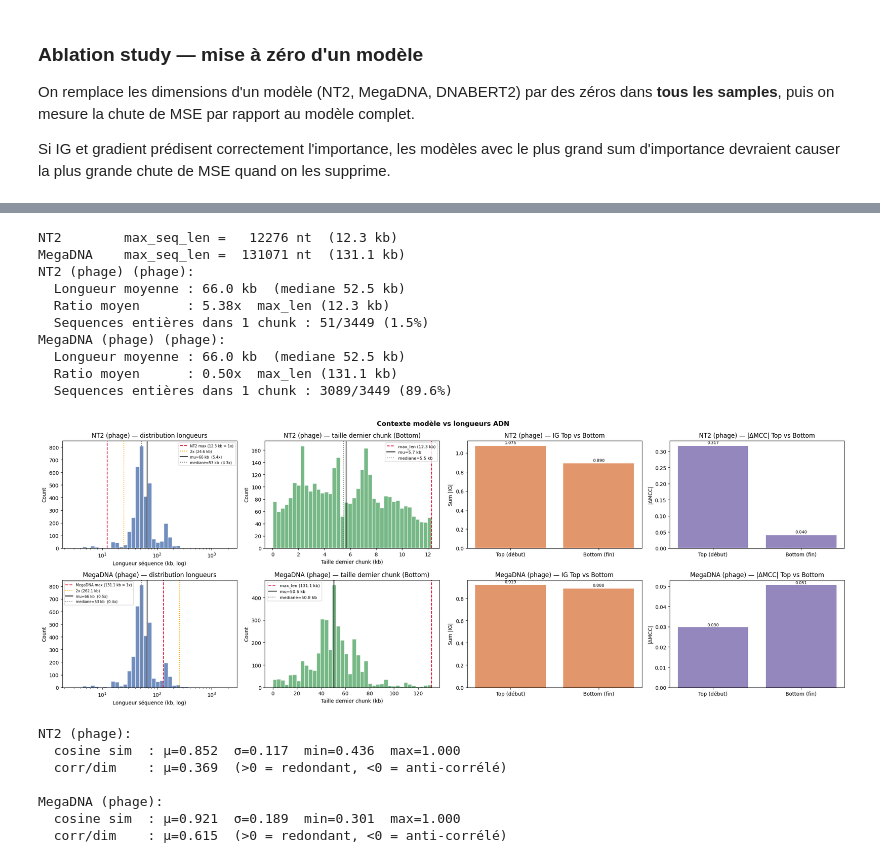
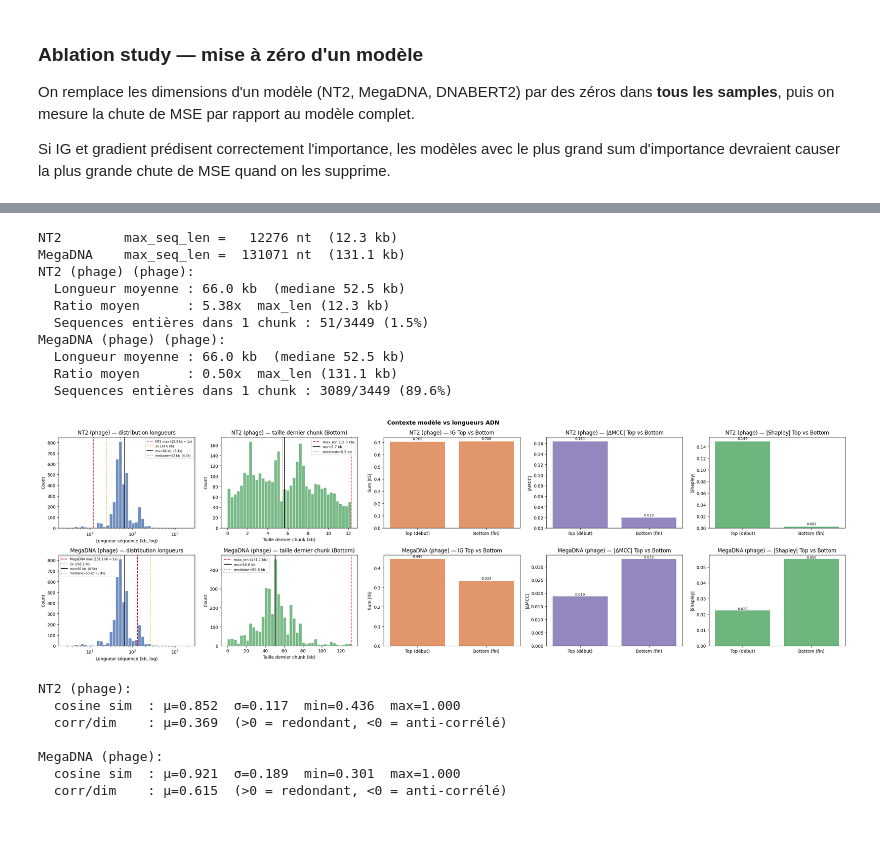
Before and after one commit to nathan-heig/FoundedPBI-code, a Jupyter notebook: analysis/model_importances_analysis.ipynb, the cells around one changed output, grey strips where cells are left out. Drawn from its saved outputs; the diff is of its cells as text; code cells hidden in the pictures; blank space fills up the shorter version.

```diff
--- a/analysis/model_importances_analysis.ipynb
+++ b/analysis/model_importances_analysis.ipynb
@@ -295,7 +295,7 @@ class ModelInfo:
         self.model = model
         self.slice = slice
         self.side = side
-        self.ablation: dict = {}
+        self.result: dict = {}
 
     @property
     def embedding_size(self) -> int:
@@ -338,7 +338,7 @@ class TopBottomModelInfo:
         stop   = parent.slice.stop
         self.slice = part.choose(slice(start, middle), slice(middle, stop))
 
-        self.ablation: dict = {}
+        self.result: dict = {}
 
     @classmethod
     def from_parent(cls, parent: 'ModelInfo'):
@@ -787,8 +824,13 @@ print(f'MCC baseline: {baseline_mcc:.4f}')
 
 for info_dict in [bact_info, phage_info, topbottom_bact_info, topbottom_phage_info]:
     for name, info in info_dict.items():
-        dp, dm, dmcc = get_metrics(dataset, swap_embeddings(dataset, [info]))
-        info.ablation = {'dprob': dp, 'dmse': dm, 'dmcc': dmcc}
-        print(f"{info.name()} — ΔMCC: {dmcc:+.4f}  ΔMSE: {dm:+.4f}")
+        dp, dm, dmcc = get_metrics(dataset, zero_embeddings(dataset, [info]))
+        dpS, dmS, dmccS = get_metrics(dataset, median_embeddings(dataset, [info]))
+        info.result['ablation'] = {
+            'zero': {'dprob': dp,  'dmse': dm,  'dmcc': dmcc},
+            'median': {'dprob': dpS, 'dmse': dmS, 'dmcc': dmccS},
+        }
+        print(f"{info.name()} zero   — ΔMCC: {dmcc:+.4f}  ΔMSE: {dm:+.4f}")
+        print(f"{info.name()} median — ΔMCC: {dmccS:+.4f}  ΔMSE: {dmS:+.4f}\n")
 # %% [output]
 MCC baseline: 0.5022
@@ -806,7 +854,7 @@ MegaDNA (phage) (bottom splitted) — ΔMCC: -0.0572  ΔMSE: +0.0061
 matrix_dmcc = np.zeros((len(bact_info), len(phage_info)))
 for i, b_info in enumerate(bact_info.values()):
     for j, p_info in enumerate(phage_info.values()):
-        mccs = [run_swap_embeddings(dataset, [b_info, p_info])]
+        mccs = [run_median_embeddings(dataset, [b_info, p_info])]
         matrix_dmcc[i, j] = np.mean(mccs) - baseline_mcc
 
 xlabels = [info.name() for info in phage_info.values()]
@@ -828,7 +876,7 @@ for ax, info_dict in zip(axes, base_infos):
     for i in range(n):
         for j in range(i, n):
             to_perturb = [infos[i]] if i == j else [infos[i], infos[j]]
-            results    = [run_swap_embeddings(dataset, to_perturb)]
+            results    = [run_median_embeddings(dataset, to_perturb)]
             matrix[i, j] = matrix[j, i] = np.mean(results) - baseline_mcc
     labels = [info.name() for info in infos]
     side_name = infos[0].side.name
@@ -1075,7 +1162,7 @@ enriched = {
 }
 
 # ── Plots ─────────────────────────────────────────────────────────────────────
-fig, axes = plt.subplots(len(tb_infos), 4, figsize=(22, 4 * len(tb_infos)))
+fig, axes = plt.subplots(len(tb_infos), 5, figsize=(26, 4 * len(tb_infos)))
 
 for row, info in enumerate(tb_infos):
     label      = info.name()
@@ -1122,41 +1209,51 @@ for row, info in enumerate(tb_infos):
     tb_bot = next((v for v in tb_dict.values()
                    if v.parent is info and v.part is TopBottomModelInfo.Part.bottom), None)
 
-    if tb_top and tb_bot and tb_top.ablation and tb_bot.ablation:
+    if tb_top and tb_bot and tb_top.result.get('ablation') and tb_bot.result.get('ablation'):
         xticks = ['Top (début)', 'Bottom (fin)']
 
         ax = axes[row, 2]
         ig_vals = [tb_top.slice_sides(mean_ig_bact, mean_ig_phage).sum(),
                    tb_bot.slice_sides(mean_ig_bact, mean_ig_phage).sum()]
         ax.bar([0, 1], ig_vals, color='#DD8452', alpha=0.85)
         ax.set_xticks([0, 1]); ax.set_xticklabels(xticks)
         ax.set_ylabel('Sum |IG|'); ax.set_title(f'{label} — IG Top vs Bottom')
         for xi, v in enumerate(ig_vals):
             ax.text(xi, v + ig_vals[0] * 0.02, f'{v:.3f}', ha='center', fontsize=8)
 
         ax = axes[row, 3]
-        dmcc_vals = [abs(tb_top.ablation['dmcc']), abs(tb_bot.ablation['dmcc'])]
+        dmcc_vals = [abs(tb_top.result['ablation']['median']['dmcc']), abs(tb_bot.result['ablation']['median']['dmcc'])]
         ax.bar([0, 1], dmcc_vals, color='#8172B2', alpha=0.85)
         ax.set_xticks([0, 1]); ax.set_xticklabels(xticks)
         ax.set_ylabel('|ΔMCC|'); ax.set_title(f'{label} — |ΔMCC| Top vs Bottom')
         for xi, v in enumerate(dmcc_vals):
             ax.text(xi, v + dmcc_vals[0] * 0.02, f'{v:.3f}', ha='center', fontsize=8)
 
+        ax = axes[row, 4]
+        sv_key  = 'Extended (avec Top/Bottom)'
+        sv_vals = [abs(tb_top.result['sv'].get(sv_key, 0.0)),
+                   abs(tb_bot.result['sv'].get(sv_key, 0.0))]
+        ax.bar([0, 1], sv_vals, color='#55A868', alpha=0.85)
+        ax.set_xticks([0, 1]); ax.set_xticklabels(xticks)
+        ax.set_ylabel('|Shapley|'); ax.set_title(f'{label} — |Shapley| Top vs Bottom')
+        for xi, v in enumerate(sv_vals):
+            ax.text(xi, v + (sv_vals[0] or 1) * 0.02, f'{v:.3f}', ha='center', fontsize=8)
+
 plt.suptitle('Contexte modèle vs longueurs ADN', fontsize=13, fontweight='bold')
 plt.tight_layout()
 plt.show()
 # %% [output]
 NT2        max_seq_len =   12276 nt  (12.3 kb)
 MegaDNA    max_seq_len =  131071 nt  (131.1 kb)
 NT2 (phage) (phage):
   Longueur moyenne : 66.0 kb  (mediane 52.5 kb)
   Ratio moyen      : 5.38x  max_len (12.3 kb)
   Sequences entières dans 1 chunk : 51/3449 (1.5%)
 MegaDNA (phage) (phage):
   Longueur moyenne : 66.0 kb  (mediane 52.5 kb)
   Ratio moyen      : 0.50x  max_len (131.1 kb)
   Sequences entières dans 1 chunk : 3089/3449 (89.6%)
-[figure, old version]
+[figure, new version]
 # %%
 # ── Similarité Top vs Bottom des embeddings TopBottom ─────────────────────────
 from sklearn.metrics.pairwise import cosine_similarity as _cos_sim
```
Also changed, not shown: parts of 15 cells of this notebook.
